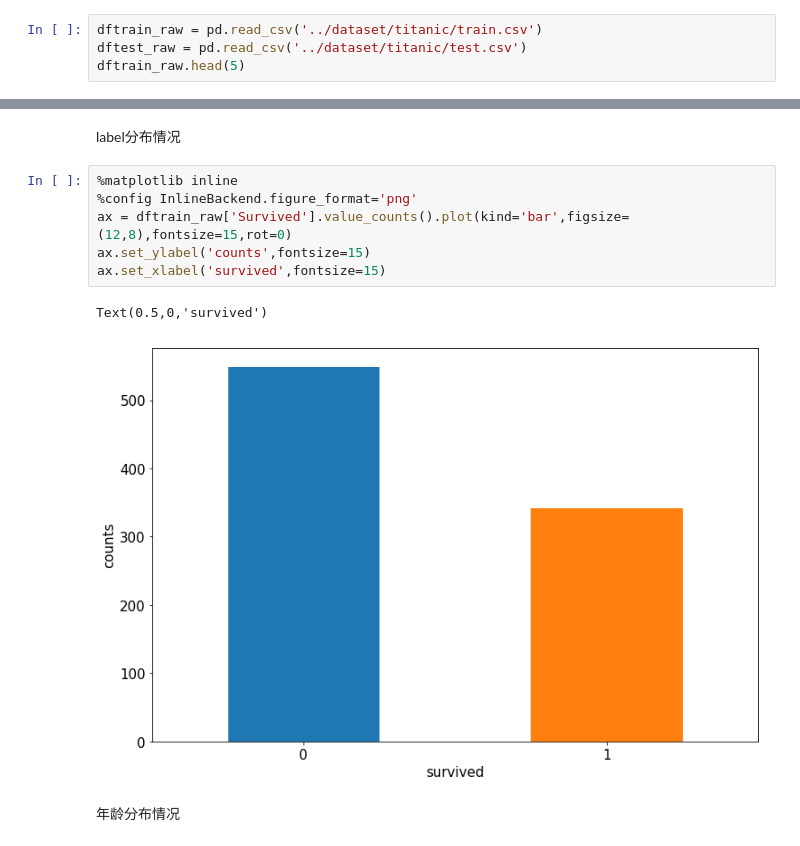
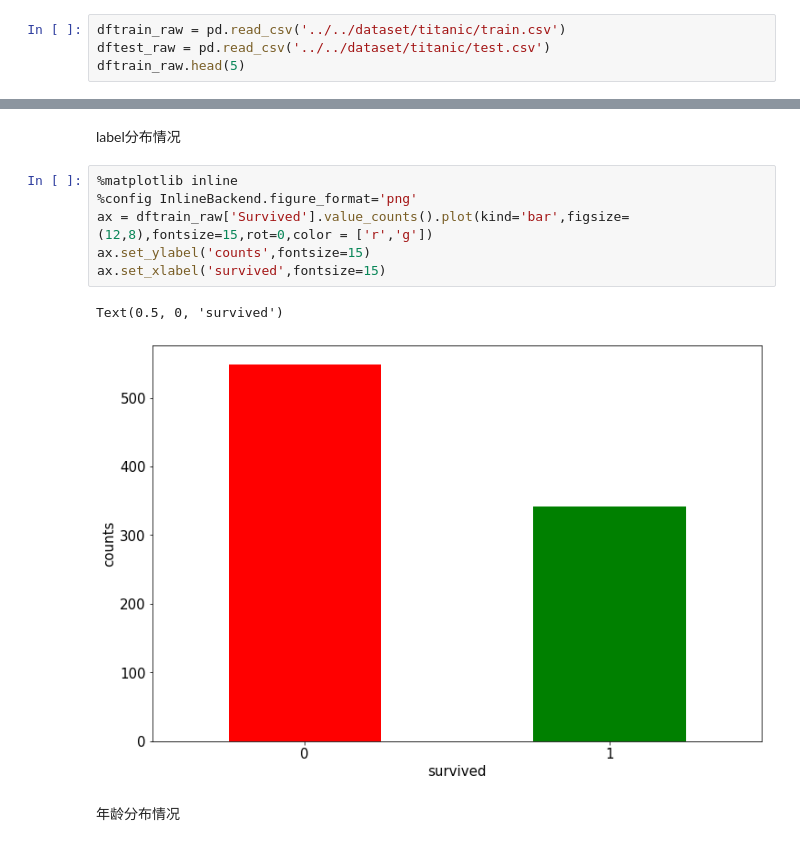
Before and after one commit to jobsjiang/machine-learning, a Jupyter notebook: keras/keras结构化数据预处范例.ipynb, the cells around one changed output, grey strips where cells are left out. Saved outputs shown, nothing was run; the diff lists cells and outputs as text.

```diff
--- a/keras/keras结构化数据预处范例.ipynb
+++ b/keras/keras结构化数据预处范例.ipynb
@@ -2,8 +2,8 @@
 import numpy as np
 import pandas as pd
 # %%
-dftrain_raw = pd.read_csv('../dataset/titanic/train.csv')
-dftest_raw = pd.read_csv('../dataset/titanic/test.csv')
+dftrain_raw = pd.read_csv('../../dataset/titanic/train.csv')
+dftest_raw = pd.read_csv('../../dataset/titanic/test.csv')
 dftrain_raw.head(5)
 # %% [output]
 |  | PassengerId | Survived | Pclass | Name | Sex | Age | SibSp | Parch | Ticket | Fare | ... |
@@ -19,12 +19,12 @@ label分布情况
 # %%
 %matplotlib inline
 %config InlineBackend.figure_format='png'
-ax = dftrain_raw['Survived'].value_counts().plot(kind='bar',figsize=(12,8),fontsize=15,rot=0)
+ax = dftrain_raw['Survived'].value_counts().plot(kind='bar',figsize=(12,8),fontsize=15,rot=0,color = ['r','g'])
 ax.set_ylabel('counts',fontsize=15)
 ax.set_xlabel('survived',fontsize=15)
 # %% [output]
-Text(0.5,0,'survived')
+Text(0.5, 0, 'survived')
-[figure, old version]
+[figure, new version]
 # %% [markdown]
 年龄分布情况
 # %%
```
Also changed, not shown: parts of 2 cells of this notebook.
